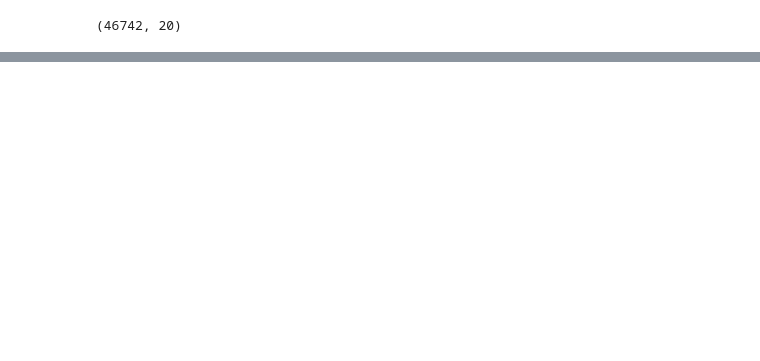
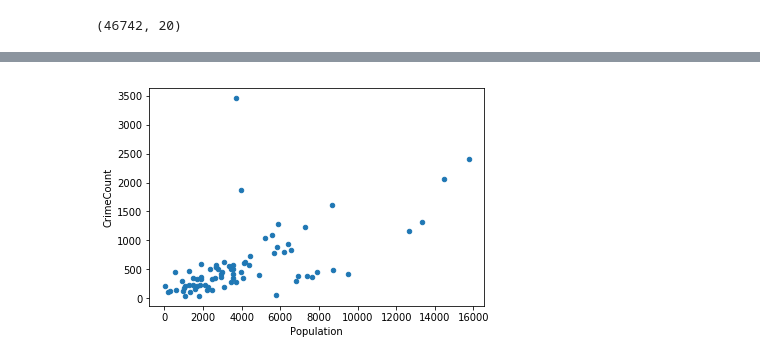
Before and after one commit to amitnjha/Coursera_Capstone, a Jupyter notebook: final_project.ipynb, the cells around one changed output, grey strips where cells are left out. Saved outputs shown, nothing was run; the diff lists cells and outputs as text; code cells hidden in the pictures; blank space fills up the shorter version.

```diff
--- a/final_project.ipynb
+++ b/final_project.ipynb
@@ -255,10 +275,7 @@ But before that we should perform exploratory data analysis of crime vs neighbor
-# %%
-def updateNeighborHood(row,df_merged=df_merged):
-    for idx, d in df_merged.iterrows():
-        if d.Neighborhood_ID == row.Neighborhood:
-            row.Neighborhood = d.Neighborhood
-            #print('updated', row.Neighborhood)
-            return row
-    return row
-
-merged_crime_df = merged_crime_df.apply(updateNeghiborHood, axis = 1)
+# %%
+df_merged = df_merged.astype({'Neighborhood_ID':'int64'})
+merged_crime_df = merged_crime_df.astype({'Neighborhood':'int64'})
+merged_crime_df.Neighborhood = merged_crime_df.Neighborhood.map(lambda x :dfmerged_dict.get(x,x) )
+df_crime_stl_grped = merged_crime_df.groupby('Neighborhood').count().sort_values(by='Count',ascending=False)
+df_crime_stl_grped.reset_index(inplace=True)
+df_crime_stl_grped.head()
@@ -264,0 +331,16 @@ merged_crime_df = merged_crime_df.apply(updateNeghiborHood, axis = 1)
+# %%
+df_temp = df_crime_stl_grped[['Neighborhood', 'Count']]
+df_temp = df_temp.rename(columns={'Count':'CrimeCount'})
+df_temp.dtypes
+df_merged.dtypes
+#df_temp = df_temp.astype({'Neighborhood':'object'})
+
+df_merged=  df_merged.merge(df_temp,on='Neighborhood')
+# %%
+df_merged.Population = df_merged.Population.map(lambda x :x.replace(',','') )
+df_merged.Population = df_merged.Population.map(lambda x :int(x) )
+# %%
+df_merged.plot(kind = 'scatter', x = 'Population', y ='CrimeCount')
+plt.show()
+# %% [output]
+[figure, added]
```
Also changed, not shown: parts of 73 cells of this notebook.
